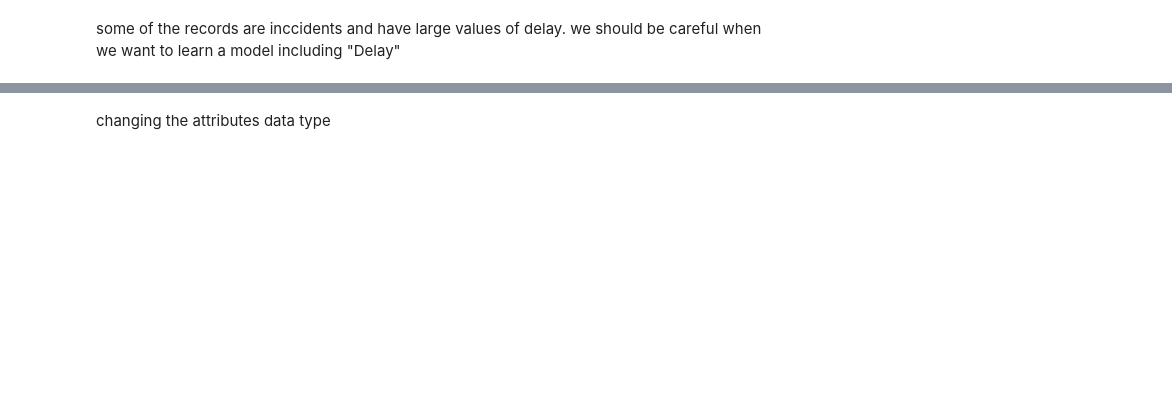
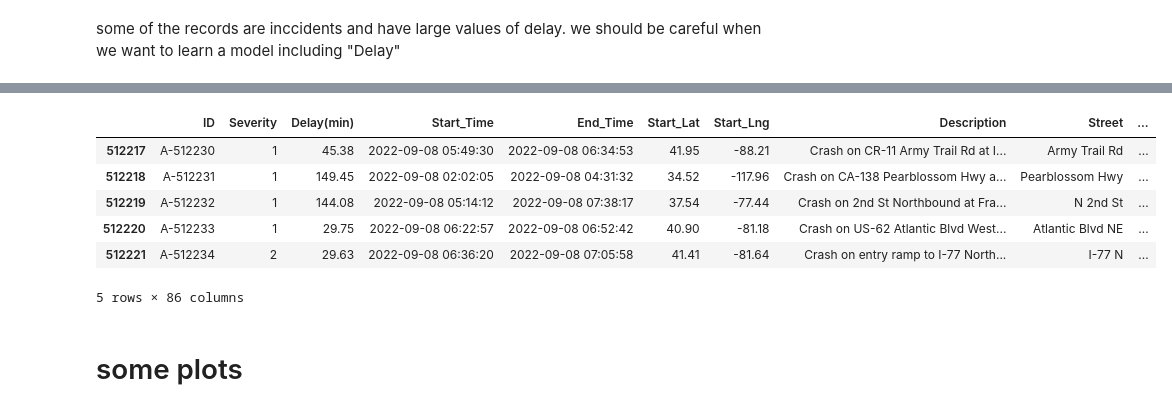
Before and after one commit to reza370/ML_group_project, a Jupyter notebook: accidents.ipynb, the cells around one changed output, grey strips where cells are left out. Drawn from its saved outputs; the diff is of its cells as text; code cells hidden in the pictures; blank space fills up the shorter version.

```diff
--- a/accidents.ipynb
+++ b/accidents.ipynb
@@ -312,9 +335,13 @@ def map_weather_to_bins(weather):
     return 'Other'
 
 accidents['Weather_Bin'] = accidents['Weather_Condition'].apply(map_weather_to_bins)
+# %%
+#number of classes 1 and 4 of Severity is very small so I combined calsses 1 and 2 as 0 and classes 3 and 4 as 1
+map_severity = {1 : 0, 2:0, 3: 1, 4:1}
+accidents["Severity_new"] = accidents["Severity"].map(map_severity)
 # %%
 # Dropping Unncessary Columns(some of them has two level which one level has about 100% share)
-accidents.drop(columns=["Weather_Condition","Source", "End_Lat", "End_Lng", "Country", "Airport_Code", "Weather_Timestamp", "Timezone", "Turning_Loop"], inplace=True)
+accidents.drop(columns=["Weather_Condition","Source", "Country", "Airport_Code", "Weather_Timestamp", "Timezone", "Turning_Loop"], inplace=True)
 # %%
 accidents["Wind_Direction"] = accidents["Wind_Direction"].str[:1]
 # %%
@@ -336,6 +363,12 @@ accidents["Civil_Twilight"] = accidents["Civil_Twilight"].replace(DayNight_map)
 accidents["Nautical_Twilight"] = accidents["Nautical_Twilight"].replace(DayNight_map)
 accidents["Astronomical_Twilight"] = accidents["Astronomical_Twilight"].replace(DayNight_map)
 # %%
-accidents.info()
+accidents.head()
+# %% [output]
+|  | ID | Severity | Delay(min) | Start_Time | End_Time | Start_Lat | Start_Lng | Description | Street | ... |
+| 512217 | A-512230 | 1 | 45.38 | 2022-09-08 05:49:30 | 2022-09-08 06:34:53 | 41.95 | -88.21 | Crash on CR-11 Army Trail Rd at I... | Army Trail Rd | ... |
+| 512218 | A-512231 | 1 | 149.45 | 2022-09-08 02:02:05 | 2022-09-08 04:31:32 | 34.52 | -117.96 | Crash on CA-138 Pearblossom Hwy a... | Pearblossom Hwy | ... |
+| 512219 | A-512232 | 1 | 144.08 | 2022-09-08 05:14:12 | 2022-09-08 07:38:17 | 37.54 | -77.44 | Crash on 2nd St Northbound at Fra... | N 2nd St | ... |
+| 512220 | A-512233 | 1 | 29.75 | 2022-09-08 06:22:57 | 2022-09-08 06:52:42 | 40.90 | -81.18 | Crash on US-62 Atlantic Blvd West... | Atlantic Blvd NE | ... |
+| 512221 | A-512234 | 2 | 29.63 | 2022-09-08 06:36:20 | 2022-09-08 07:05:58 | 41.41 | -81.64 | Crash on entry ramp to I-77 North... | I-77 N | ... |
+5 rows × 86 columns
-# %% [markdown]
-changing the attributes data type
@@ -349,3 +375,5 @@ sub_accidends["Start_Month"].value_counts()
+# %% [markdown]
+# some plots
 # %%
 '''plt.figure(figsize=(12, 12))
 plt.grid(True, linestyle='--', linewidth=0.5, alpha=0.7)
```
Also changed, not shown: parts of 21 cells of this notebook.
